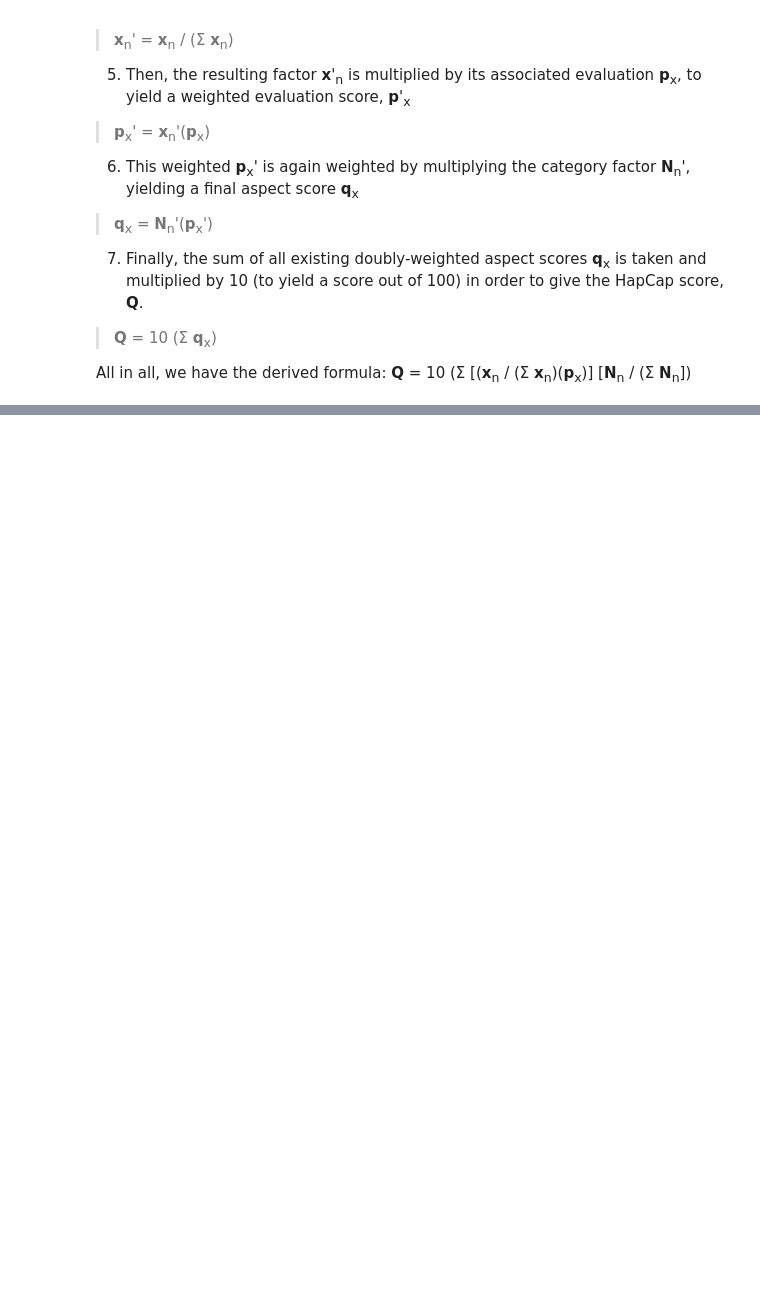
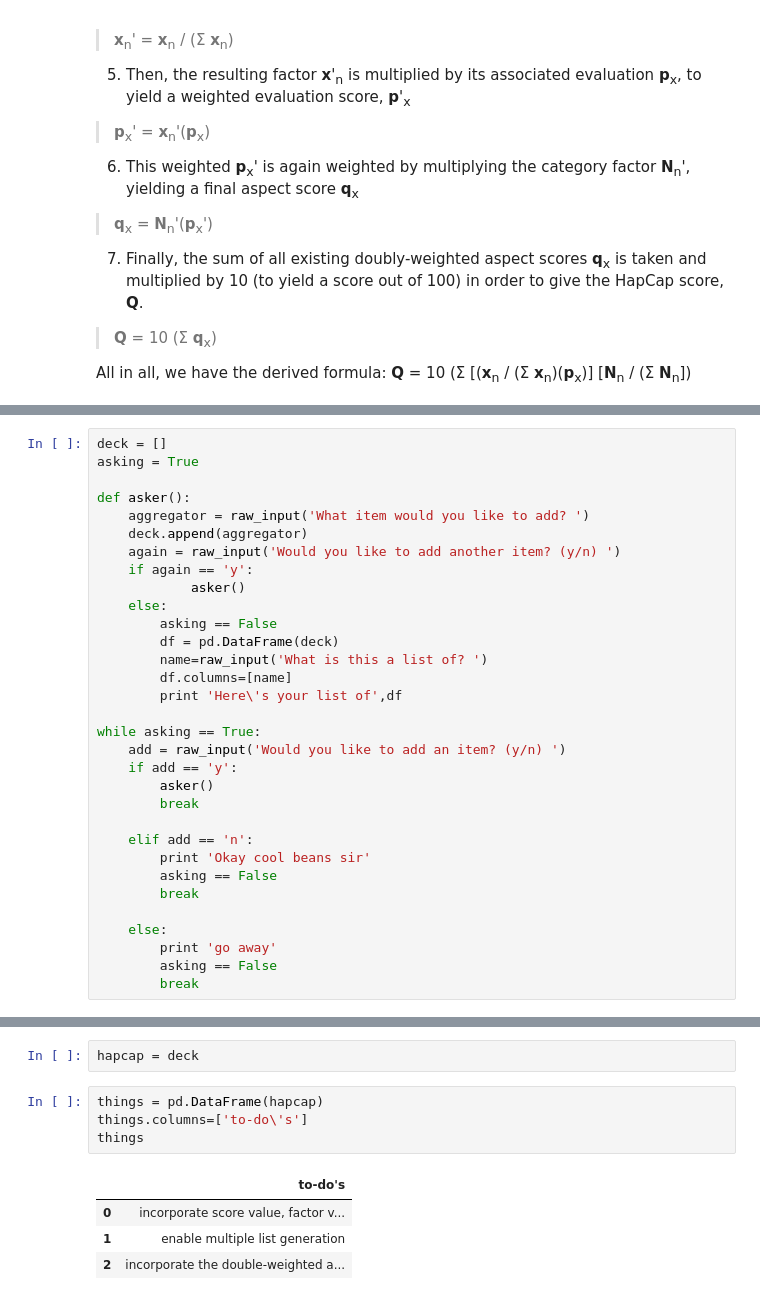
Before and after one commit to c-trl/quantitative-self-evaluation-with-hapcap, a Jupyter notebook: hapcap.ipynb, the cells around one changed output, grey strips where cells are left out. Drawn from its saved outputs; the diff is of its cells as text; blank space fills up the shorter version.

```diff
--- a/hapcap.ipynb
+++ b/hapcap.ipynb
@@ -77,0 +87,32 @@ All in all, we have the derived formula: **Q** = 10 (Σ \[(**x**<sub>n</sub> / (
+# %%
+deck = []
+asking = True
+
+def asker():
+    aggregator = raw_input('What item would you like to add? ')
+    deck.append(aggregator)
+    again = raw_input('Would you like to add another item? (y/n) ')
+    if again == 'y':
+            asker()
+    else:
+        asking == False
+        df = pd.DataFrame(deck)
+        name=raw_input('What is this a list of? ')
+        df.columns=[name]
+        print 'Here\'s your list of',df
+
+while asking == True:
+    add = raw_input('Would you like to add an item? (y/n) ')
+    if add == 'y':
+        asker()
+        break
+
+    elif add == 'n':
+        print 'Okay cool beans sir'
+        asking == False
+        break
+
+    else:
+        print 'go away'
+        asking == False
+        break
@@ -77,0 +132,11 @@ All in all, we have the derived formula: **Q** = 10 (Σ \[(**x**<sub>n</sub> / (
+# %%
+hapcap = deck
+# %%
+things = pd.DataFrame(hapcap)
+things.columns=['to-do\'s']
+things
+# %% [output]
+|  | to-do's |
+| 0 | incorporate score value, factor v... |
+| 1 | enable multiple list generation |
+| 2 | incorporate the double-weighted a... |
```
Also changed, not shown: parts of 7 cells of this notebook.
